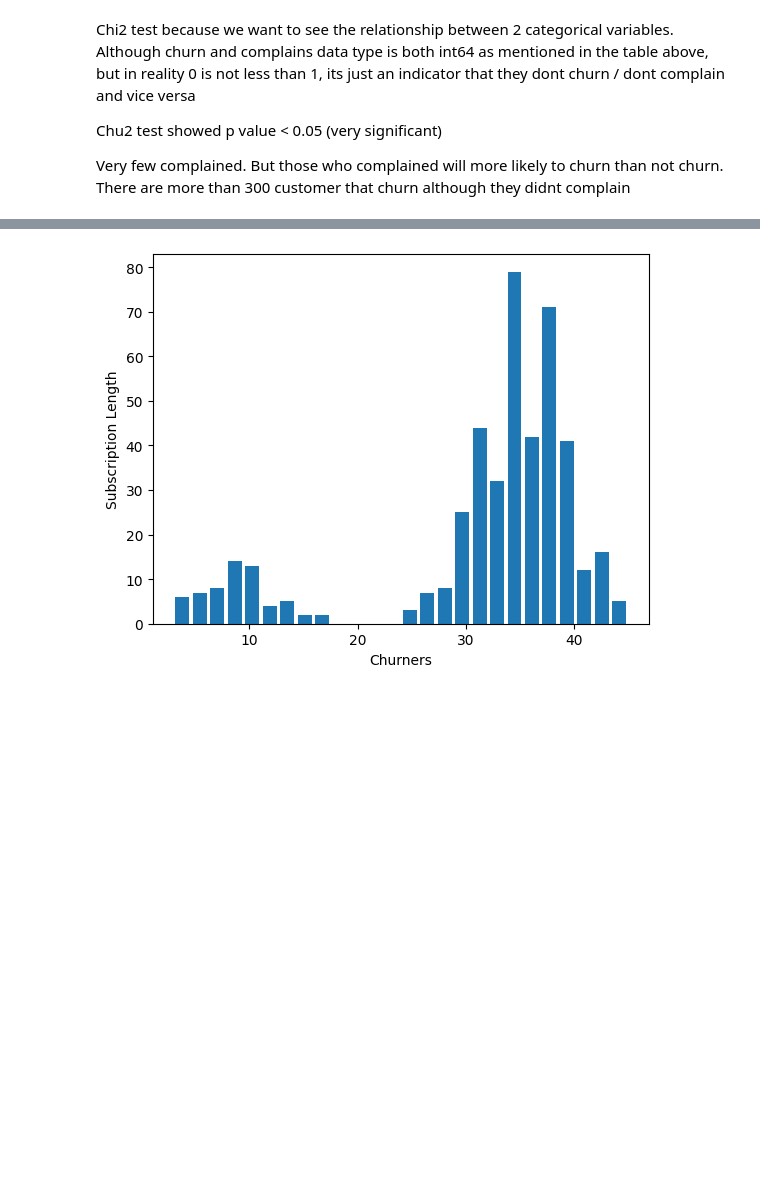
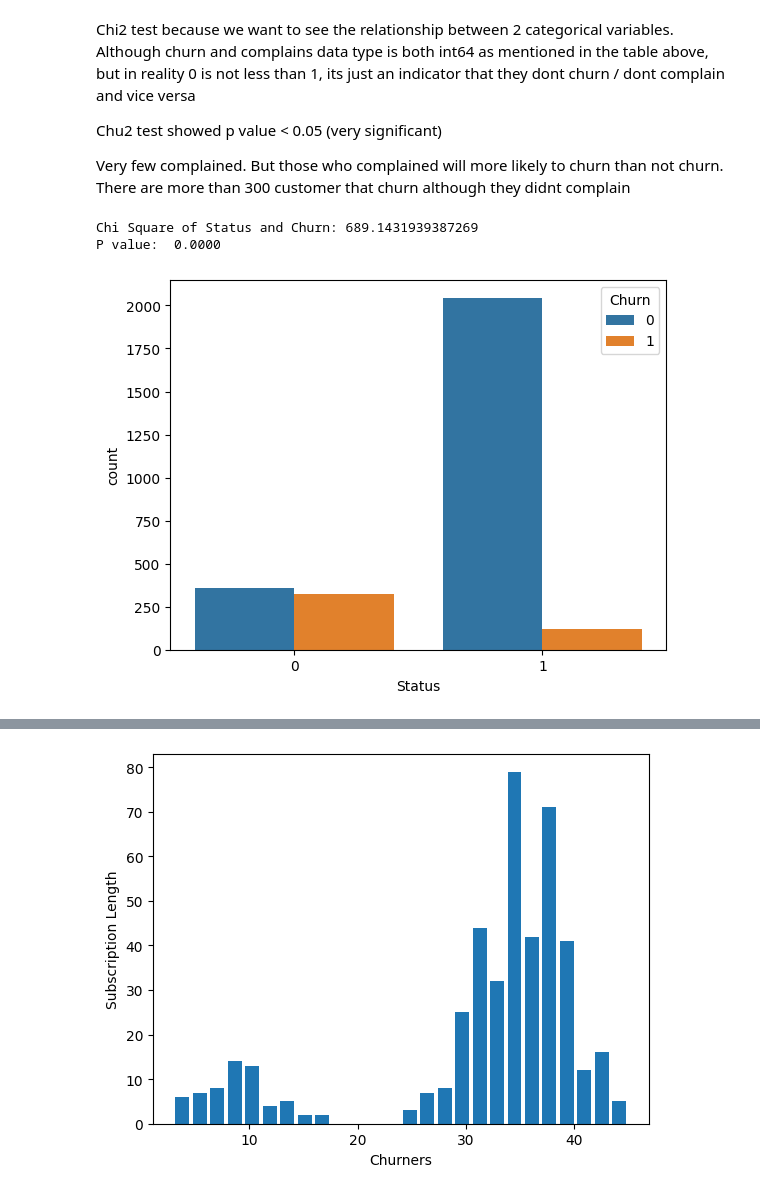
Before and after one commit to michellaprojects/Churn-Analysis, a Jupyter notebook: EDA.ipynb, the cells around one changed output, grey strips where cells are left out. Cells and saved outputs as stored; diff of their text form; code cells hidden in the pictures; blank space fills up the shorter version.

```diff
--- a/EDA.ipynb
+++ b/EDA.ipynb
@@ -120,3 +120,22 @@ Chu2 test showed p value < 0.05 (very significant)
 Very few complained.
 But those who complained will more likely to churn than not churn.
 There are more than 300 customer that churn although they didnt complain
+# %%
+df_clean["Status"] = df_clean["Status"].replace(2, 0)
+
+con_table = pd.crosstab(df_clean["Status"], df_clean["Churn"])
+chi2, p, _, _ = chi2_contingency(con_table)
+print(f"Chi Square of Status and Churn: {chi2}")
+print(f"P value: {p: .4f}")
+# %% [output]
+Chi Square of Status and Churn: 689.1431939387269
+P value:  0.0000
+# %%
+plt.figure()
+sns.countplot(x="Status",
+              hue="Churn",
+              data=df_clean,
+              legend=["Non active", "Active"])
+plt.show()
+# %% [output]
+[figure, added]
```
Also changed, not shown: parts of 6 cells of this notebook.
